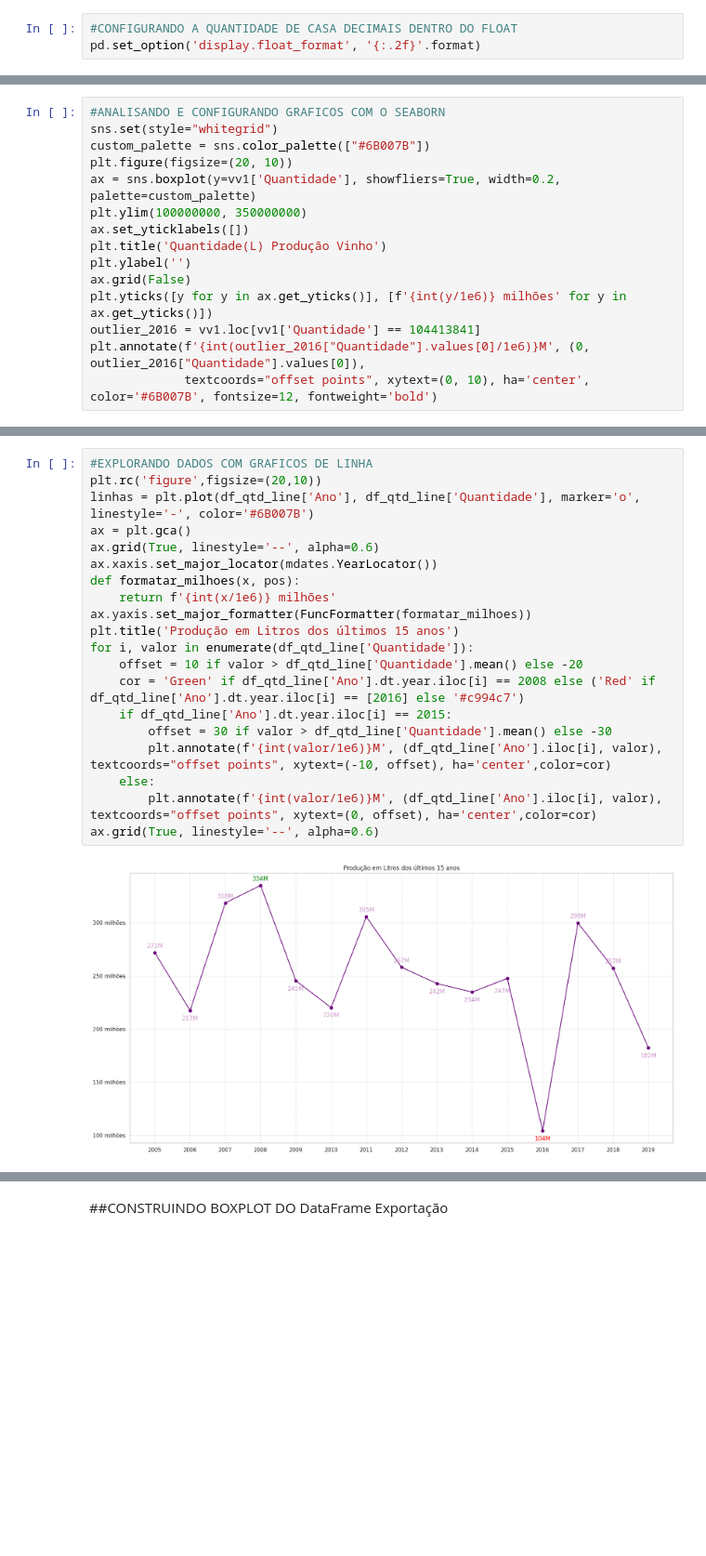
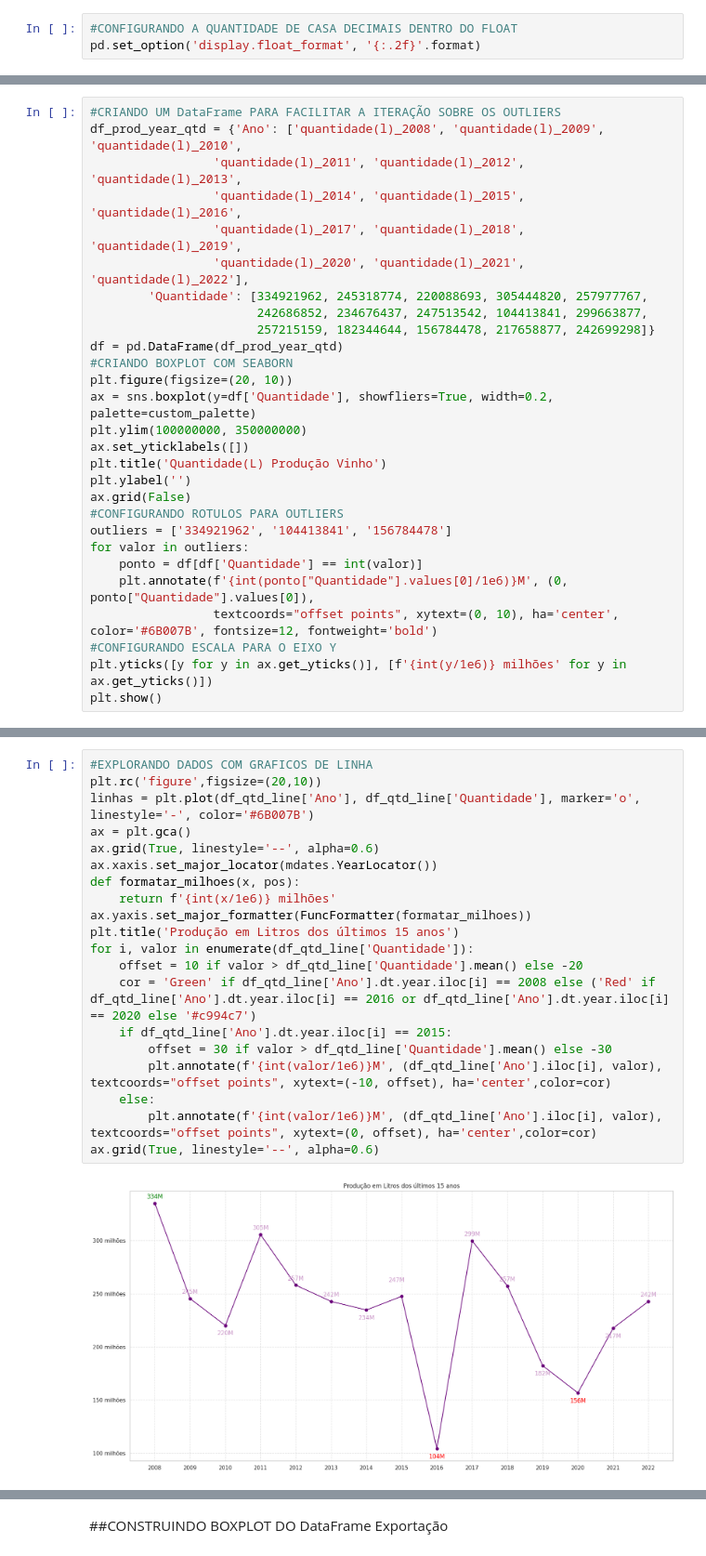
Before and after one commit to soareslaio/Tech-Challenge-Fase-1-Data-Analytics, a Jupyter notebook: Codigos/producao_exportacao_eda.ipynb, the cells around one changed output, grey strips where cells are left out. Shown: that part at 93% size. Saved outputs shown, nothing was run; the diff lists cells and outputs as text; blank space fills up the shorter version.

```diff
--- a/Codigos/producao_exportacao_eda.ipynb
+++ b/Codigos/producao_exportacao_eda.ipynb
@@ -128,15 +154,0 @@ vv1
-# %%
-#ANALISANDO E CONFIGURANDO GRAFICOS COM O SEABORN
-sns.set(style="whitegrid")
-custom_palette = sns.color_palette(["#6B007B"])
-plt.figure(figsize=(20, 10))
-ax = sns.boxplot(y=vv1['Quantidade'], showfliers=True, width=0.2, palette=custom_palette)
-plt.ylim(100000000, 350000000)
-ax.set_yticklabels([])
-plt.title('Quantidade(L) Produção Vinho')
-plt.ylabel('')
-ax.grid(False)
-plt.yticks([y for y in ax.get_yticks()], [f'{int(y/1e6)} milhões' for y in ax.get_yticks()])
-outlier_2016 = vv1.loc[vv1['Quantidade'] == 104413841]
-plt.annotate(f'{int(outlier_2016["Quantidade"].values[0]/1e6)}M', (0, outlier_2016["Quantidade"].values[0]),
-             textcoords="offset points", xytext=(0, 10), ha='center', color='#6B007B', fontsize=12, fontweight='bold')
@@ -145,0 +166,28 @@ Text(0, 10, '104M')
+# %%
+#CRIANDO UM DataFrame PARA FACILITAR A ITERAÇÃO SOBRE OS OUTLIERS
+df_prod_year_qtd = {'Ano': ['quantidade(l)_2008', 'quantidade(l)_2009', 'quantidade(l)_2010',
+                 'quantidade(l)_2011', 'quantidade(l)_2012', 'quantidade(l)_2013',
+                 'quantidade(l)_2014', 'quantidade(l)_2015', 'quantidade(l)_2016',
+                 'quantidade(l)_2017', 'quantidade(l)_2018', 'quantidade(l)_2019',
+                 'quantidade(l)_2020', 'quantidade(l)_2021', 'quantidade(l)_2022'],
+        'Quantidade': [334921962, 245318774, 220088693, 305444820, 257977767,
+                       242686852, 234676437, 247513542, 104413841, 299663877,
+                       257215159, 182344644, 156784478, 217658877, 242699298]}
+df = pd.DataFrame(df_prod_year_qtd)
+#CRIANDO BOXPLOT COM SEABORN
+plt.figure(figsize=(20, 10))
+ax = sns.boxplot(y=df['Quantidade'], showfliers=True, width=0.2, palette=custom_palette)
+plt.ylim(100000000, 350000000)
+ax.set_yticklabels([])
+plt.title('Quantidade(L) Produção Vinho')
+plt.ylabel('')
+ax.grid(False)
+#CONFIGURANDO ROTULOS PARA OUTLIERS
+outliers = ['334921962', '104413841', '156784478']
+for valor in outliers:
+    ponto = df[df['Quantidade'] == int(valor)]
+    plt.annotate(f'{int(ponto["Quantidade"].values[0]/1e6)}M', (0, ponto["Quantidade"].values[0]),
+                 textcoords="offset points", xytext=(0, 10), ha='center', color='#6B007B', fontsize=12, fontweight='bold')
+#CONFIGURANDO ESCALA PARA O EIXO Y
+plt.yticks([y for y in ax.get_yticks()], [f'{int(y/1e6)} milhões' for y in ax.get_yticks()])
+plt.show()
@@ -170,25 +220,25 @@ df_qtd_line.head(15)
 # %%
 #EXPLORANDO DADOS COM GRAFICOS DE LINHA
 plt.rc('figure',figsize=(20,10))
 linhas = plt.plot(df_qtd_line['Ano'], df_qtd_line['Quantidade'], marker='o', linestyle='-', color='#6B007B')
 ax = plt.gca()
 ax.grid(True, linestyle='--', alpha=0.6)
 ax.xaxis.set_major_locator(mdates.YearLocator())
 def formatar_milhoes(x, pos):
     return f'{int(x/1e6)} milhões'
 ax.yaxis.set_major_formatter(FuncFormatter(formatar_milhoes))
 plt.title('Produção em Litros dos últimos 15 anos')
 for i, valor in enumerate(df_qtd_line['Quantidade']):
     offset = 10 if valor > df_qtd_line['Quantidade'].mean() else -20
-    cor = 'Green' if df_qtd_line['Ano'].dt.year.iloc[i] == 2008 else ('Red' if df_qtd_line['Ano'].dt.year.iloc[i] == [2016] else '#c994c7')
+    cor = 'Green' if df_qtd_line['Ano'].dt.year.iloc[i] == 2008 else ('Red' if df_qtd_line['Ano'].dt.year.iloc[i] == 2016 or df_qtd_line['Ano'].dt.year.iloc[i] == 2020 else '#c994c7')
     if df_qtd_line['Ano'].dt.year.iloc[i] == 2015:
         offset = 30 if valor > df_qtd_line['Quantidade'].mean() else -30
         plt.annotate(f'{int(valor/1e6)}M', (df_qtd_line['Ano'].iloc[i], valor), textcoords="offset points", xytext=(-10, offset), ha='center',color=cor)
     else:
         plt.annotate(f'{int(valor/1e6)}M', (df_qtd_line['Ano'].iloc[i], valor), textcoords="offset points", xytext=(0, offset), ha='center',color=cor)
 ax.grid(True, linestyle='--', alpha=0.6)
 # %% [output]
-[figure, old version]
+[figure, new version]
 # %%
 df_qtd_line.head(15)
 # %% [output]
```
Also changed, not shown: parts of 18 cells of this notebook.
